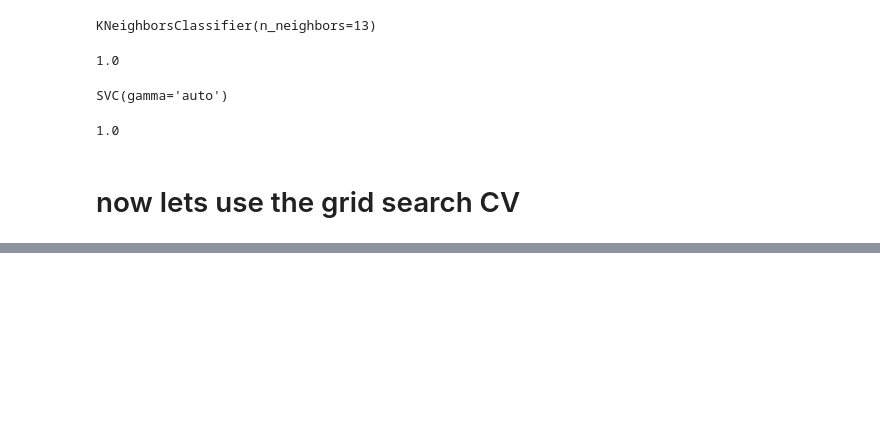
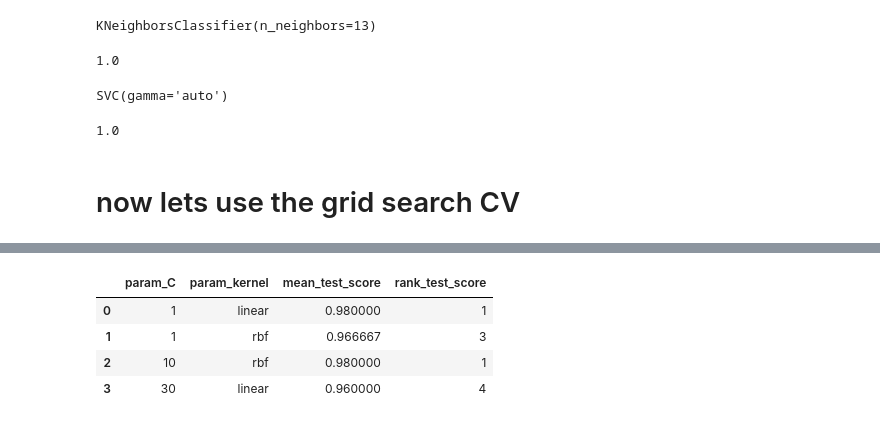
Before and after one commit to shazzad08/ML-Foundry, a Jupyter notebook: Model Tuning, Ensemble & Unsupervised Learning/GridSearchCV.ipynb, the cells around one changed output, grey strips where cells are left out. Saved outputs shown, nothing was run; the diff lists cells and outputs as text; code cells hidden in the pictures; blank space fills up the shorter version.

Commit message:
Implement RandomSearchCV

```diff
--- a/Model Tuning, Ensemble & Unsupervised Learning/GridSearchCV.ipynb
+++ b/Model Tuning, Ensemble & Unsupervised Learning/GridSearchCV.ipynb
@@ -131,0 +151,20 @@ results[['param_C','param_kernel','mean_test_score' , 'rank_test_score']]
+# %%
+param_dist = {
+    'C': [1,10,20,30],
+    'kernel': ['linear', 'rbf'],
+    'gamma': ['scale', 'auto']
+}
+# %%
+random_search = RandomizedSearchCV(
+    estimator= model_svm,
+    param_distributions=param_dist,
+    n_iter=4,
+    scoring='accuracy',
+    cv=5,
+    verbose=2,
+    n_jobs=-1,
+    random_state=42,
+    return_train_score= False
+)
+# %%
+random_search.fit(X,y)
@@ -131,0 +178,11 @@ results[['param_C','param_kernel','mean_test_score' , 'rank_test_score']]
+# %%
+results = pd.DataFrame(random_search.cv_results_)
+# %%
+
+results[['param_C','param_kernel','mean_test_score' , 'rank_test_score']]
+# %% [output]
+|  | param_C | param_kernel | mean_test_score | rank_test_score |
+| 0 | 1 | linear | 0.980000 | 1 |
+| 1 | 1 | rbf | 0.966667 | 3 |
+| 2 | 10 | rbf | 0.980000 | 1 |
+| 3 | 30 | linear | 0.960000 | 4 |
```
Also changed, not shown: parts of 6 cells of this notebook.
